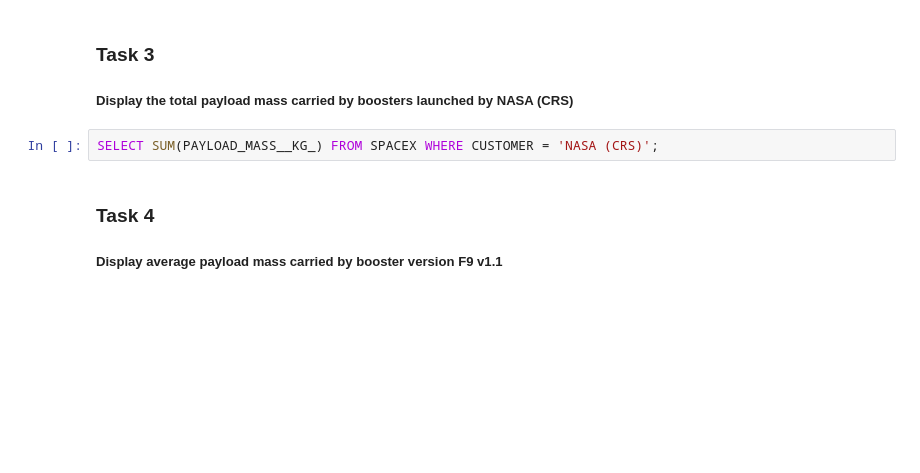
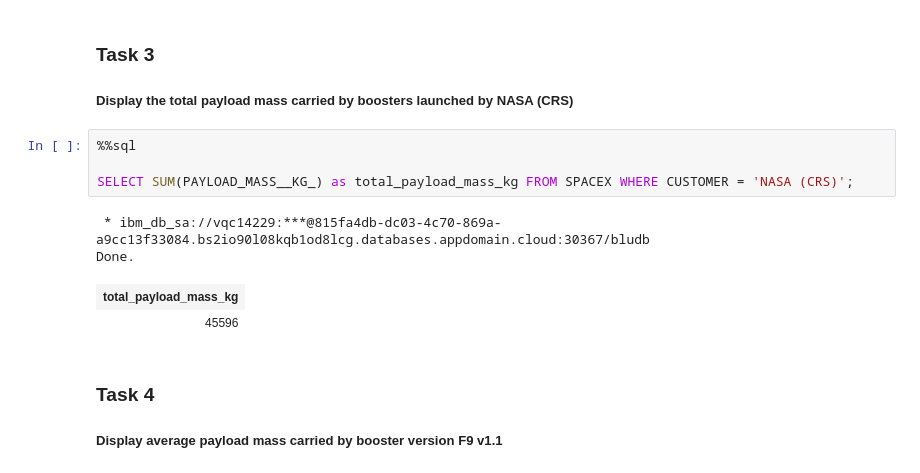
Before and after one commit to RossM429/IBM_Capstone_Project, a Jupyter notebook: jupyter-labs-eda-sql-coursera.ipynb, the cells around one changed output. Cells and saved outputs as stored; diff of their text form; blank space fills up the shorter version.

```diff
--- a/jupyter-labs-eda-sql-coursera.ipynb
+++ b/jupyter-labs-eda-sql-coursera.ipynb
@@ -152,7 +168,14 @@ LIMIT 5;
 
 ##### Display the total payload mass carried by boosters launched by NASA (CRS)
 # %%
-SELECT SUM(PAYLOAD_MASS__KG_) FROM SPACEX WHERE CUSTOMER = 'NASA (CRS)';
+%%sql
+
+SELECT SUM(PAYLOAD_MASS__KG_) as total_payload_mass_kg FROM SPACEX WHERE CUSTOMER = 'NASA (CRS)';
+# %% [output]
+ * ibm_db_sa://vqc14229:***@815fa4db-dc03-4c70-869a-a9cc13f33084.bs2io90l08kqb1od8lcg.databases.appdomain.cloud:30367/bludb
+Done.
+| total_payload_mass_kg |
+| 45596 |
 # %% [markdown]
 ### Task 4
 
```
Also changed, not shown: parts of 12 cells of this notebook, 2 other files.
